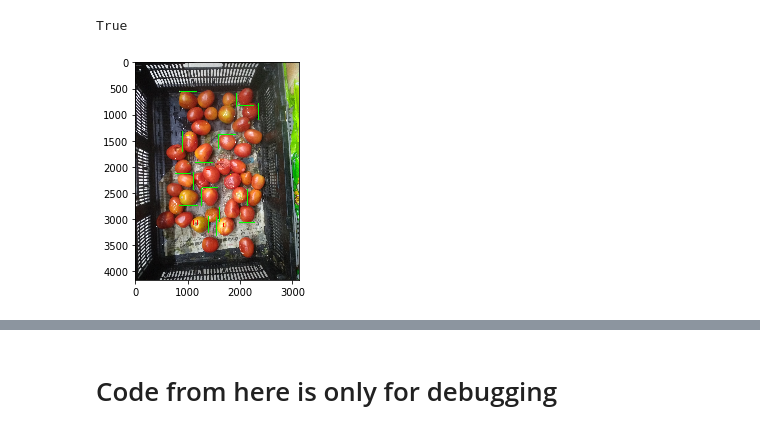
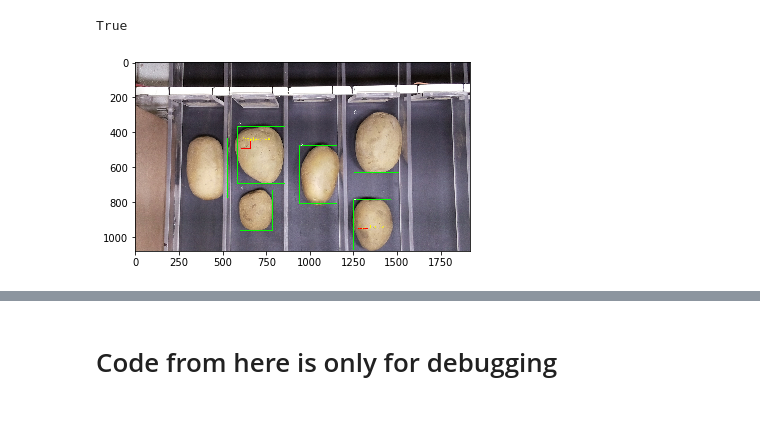
Before and after one commit to anshkumar/tensorRT, a Jupyter notebook: single_model_SSD_Fast_RCNN.ipynb, the cells around one changed output, grey strips where cells are left out. Drawn from its saved outputs; the diff is of its cells as text; code cells hidden in the pictures.

```diff
--- a/single_model_SSD_Fast_RCNN.ipynb
+++ b/single_model_SSD_Fast_RCNN.ipynb
@@ -13,12 +14,13 @@ import cv2
 # %%
-grid_shape = (5,5) # (width, height)
+grid_shape = (3,3) # (width, height)
 image_shape=(150, 150) # (width, height) Width has to be equal to height
 num_channels=3
 MAX_DETECTION_IN_L2 = 10
+# %%
+pb_fname1 = "/Users/vedanshu/frozen_graph/ved_potato_l1_ssd_mobilenet_v2.pb"
+pb_fname2 = "/Users/vedanshu/frozen_graph/ved_potato_l2_grid_3x3_faster_rcnn_inception_v2.pb"
 # %%
-img = cv2.imread("/Users/vedanshu/test.jpeg")
-pb_fname1 = "/Users/vedanshu/frozen_graph/ssd_tomato_l1_frozen_graph.pb"
-pb_fname2 = "/Users/vedanshu/frozen_graph/faster_rcnn_tomato_l2_frozen_graph.pb"
+img = cv2.imread("/Users/vedanshu/out.jpg")
 img = cv2.cvtColor(img, cv2.COLOR_BGR2RGB)
 # %%
 def get_frozen_graph(graph_file):
@@ -334,0 +357,14 @@ out_boxes_l1, out_scores_l1, out_classes_l1, out_boxes_l2, out_scores_l2, out_cl
+# %%
+_img_out = grid_img[0].copy()
+grid_size = image_shape[0]*grid_shape[0]
+
+grid_boxes_l2 = grid_boxes_l2[0]
+grid_boxes_l2 = grid_boxes_l2* np.array([grid_size, grid_size, grid_size, grid_size])
+grid_boxes_l2 = grid_boxes_l2.astype(int)
+
+for i in range(grid_boxes_l2.shape[0]):
+    startY, startX, endY, endX = grid_boxes_l2[i]
+    cv2.rectangle(_img_out, (startX, startY),(endX, endY), (0, 255, 0), 2)
+plt.imshow(_img_out)
+image = cv2.cvtColor(_img_out, cv2.COLOR_BGR2RGB)
+cv2.imwrite('out_grid_l2.jpg', image)
@@ -350,21 +388,21 @@ True
 # %%
 # _img_out = img.copy()
 labels = ["defective", "normal"]
 for j in range(out_boxes_l2.shape[0]):
     for i in range(out_boxes_l2.shape[1]):
         if out_scores_l2[j][i] > 0.5:
             startY_l2, startX_l2, endY_l2, endX_l2 = out_boxes_l2[j][i]
             cv2.rectangle(_img_out, (startX_l2, startY_l2),
                           (endX_l2, endY_l2), (255, 0, 0), 2)
-            cv2.putText(_img_out, labels[int(out_classes_l2[j][i])-1], (startX_l2, startY_l2),
+            cv2.putText(_img_out, str(j)+';'+labels[int(out_classes_l2[j][i])-1], (startX_l2, startY_l2),
                         cv2.FONT_HERSHEY_SIMPLEX, 1.0, (255, 255, 0), lineType=cv2.LINE_AA)
 
 plt.imshow(_img_out)
 image = cv2.cvtColor(_img_out, cv2.COLOR_BGR2RGB)
 cv2.imwrite('out_with_l2.jpg', image)
 # %% [output]
 True
-[figure, old version]
+[figure, new version]
 # %%
 import os
 import shutil
```
Also changed, not shown: parts of 8 cells of this notebook.
